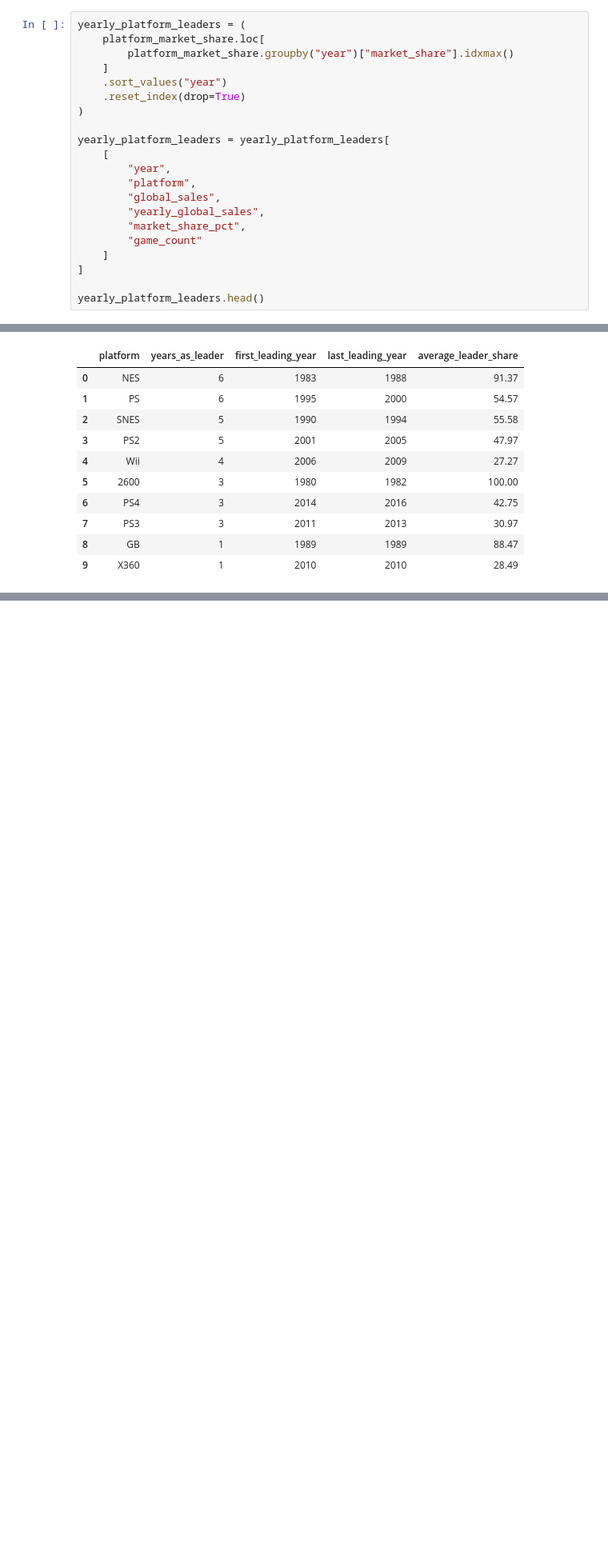
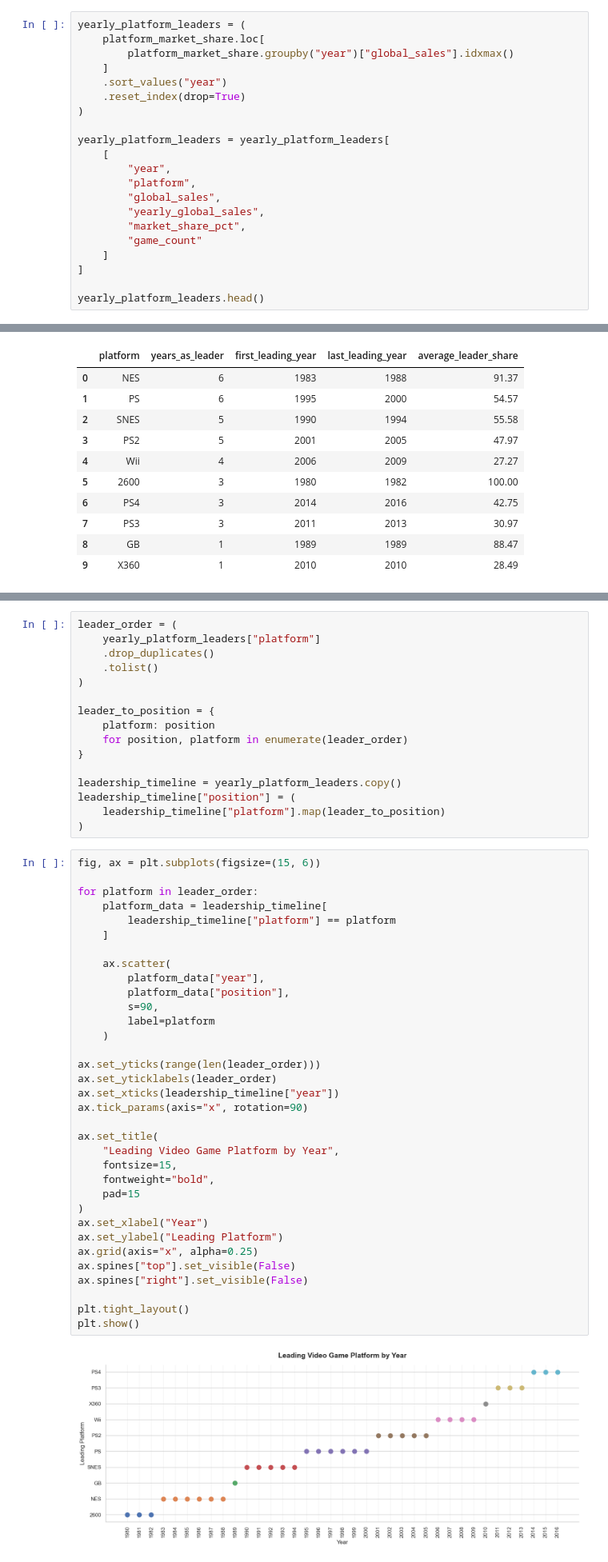
Before and after one commit to tylernsocial/data-analysis-on-the-videogame-industry, a Jupyter notebook: notebooks/research_questions_and_modeling/05_platform_dominance_over_time.ipynb, the cells around one changed output, grey strips where cells are left out. Shown at 80% size. Cells and saved outputs as stored; diff of their text form; blank space fills up the shorter version.

```diff
--- a/notebooks/research_questions_and_modeling/05_platform_dominance_over_time.ipynb
+++ b/notebooks/research_questions_and_modeling/05_platform_dominance_over_time.ipynb
@@ -136,7 +194,7 @@ platform_market_share.head()
 # %%
 yearly_platform_leaders = (
     platform_market_share.loc[
-        platform_market_share.groupby("year")["market_share"].idxmax()
+        platform_market_share.groupby("year")["global_sales"].idxmax()
     ]
     .sort_values("year")
     .reset_index(drop=True)
@@ -592,0 +646,52 @@ plt.show()
+# %%
+leader_order = (
+    yearly_platform_leaders["platform"]
+    .drop_duplicates()
+    .tolist()
+)
+
+leader_to_position = {
+    platform: position
+    for position, platform in enumerate(leader_order)
+}
+
+leadership_timeline = yearly_platform_leaders.copy()
+leadership_timeline["position"] = (
+    leadership_timeline["platform"].map(leader_to_position)
+)
+# %%
+fig, ax = plt.subplots(figsize=(15, 6))
+
+for platform in leader_order:
+    platform_data = leadership_timeline[
+        leadership_timeline["platform"] == platform
+    ]
+
+    ax.scatter(
+        platform_data["year"],
+        platform_data["position"],
+        s=90,
+        label=platform
+    )
+
+ax.set_yticks(range(len(leader_order)))
+ax.set_yticklabels(leader_order)
+ax.set_xticks(leadership_timeline["year"])
+ax.tick_params(axis="x", rotation=90)
+
+ax.set_title(
+    "Leading Video Game Platform by Year",
+    fontsize=15,
+    fontweight="bold",
+    pad=15
+)
+ax.set_xlabel("Year")
+ax.set_ylabel("Leading Platform")
+ax.grid(axis="x", alpha=0.25)
+ax.spines["top"].set_visible(False)
+ax.spines["right"].set_visible(False)
+
+plt.tight_layout()
+plt.show()
+# %% [output]
+[figure, added]
```
Also changed, not shown: parts of 46 cells of this notebook.
